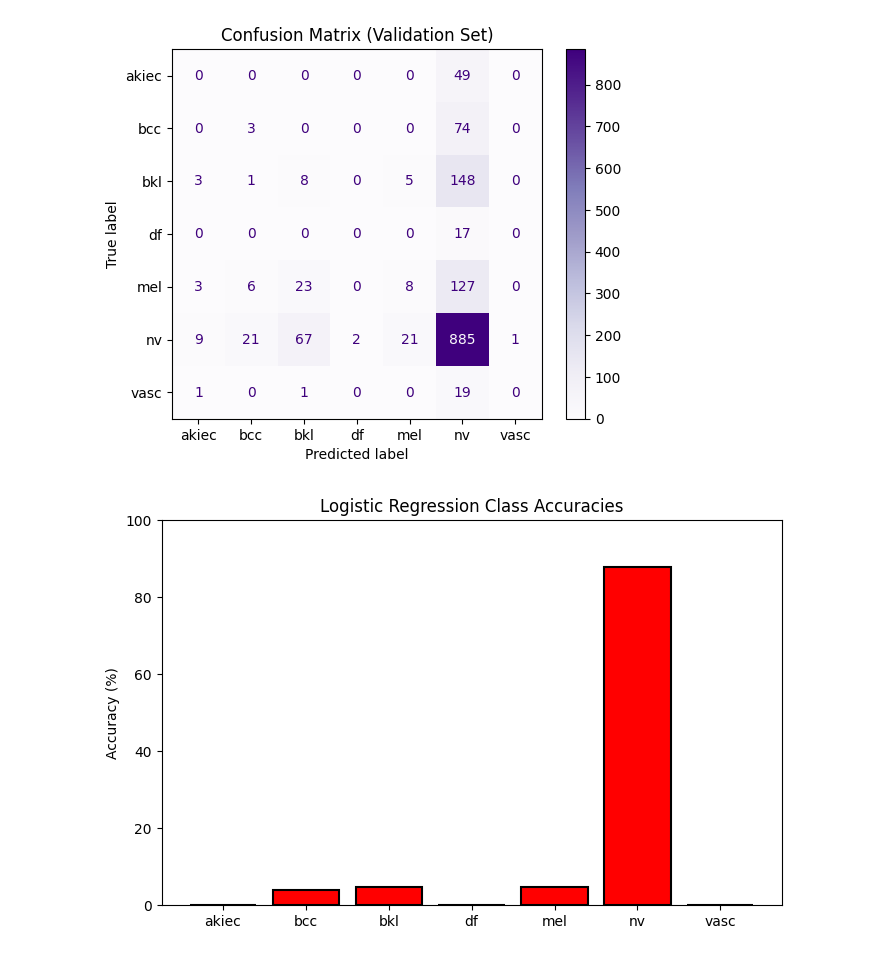
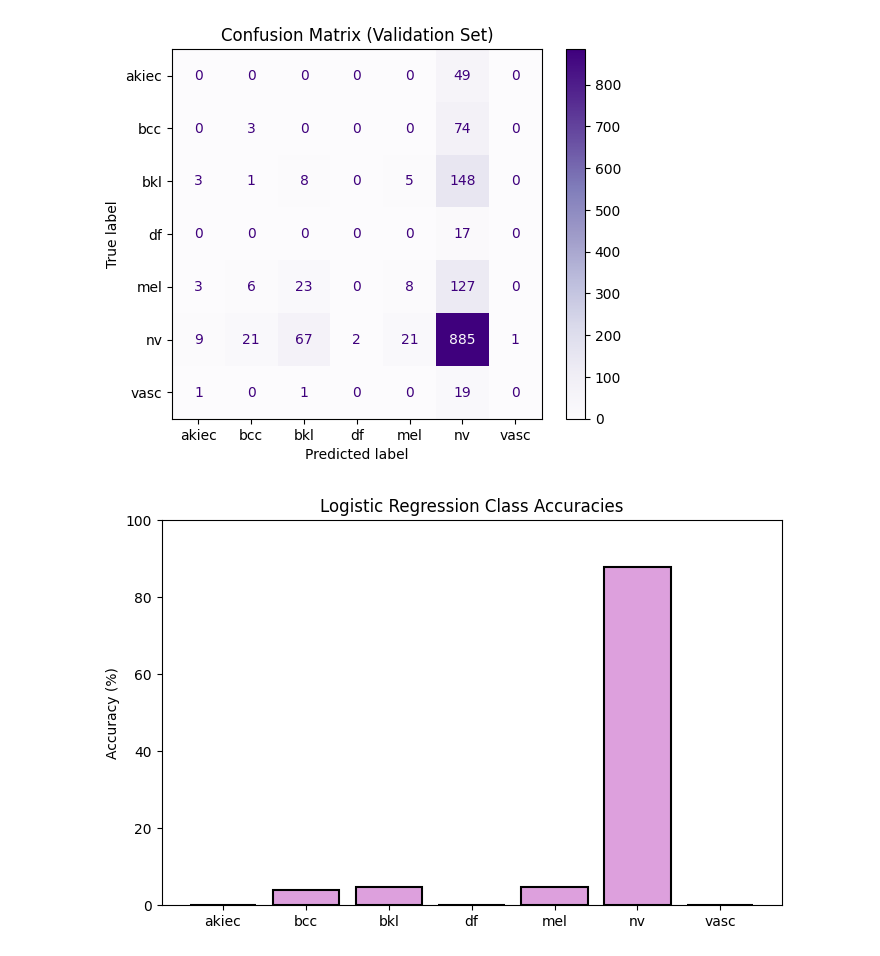
Before and after one commit to MarleaM/DeepLearningForSkinLesions, a Jupyter notebook: GeneralClassifier.ipynb, the cells around one changed output. Cells and saved outputs as stored; diff of their text form; code cells hidden in the pictures.

Commit message:
added some figures, changed color of bar plots

```diff
--- a/GeneralClassifier.ipynb
+++ b/GeneralClassifier.ipynb
@@ -85,18 +85,18 @@ plt.show()
 # %%
 # make bar plot (run this cell after running normalized cm)
 class_accuracies = cm.diagonal() * 100
 
 plt.figure(figsize=(8,5))
 
 bars = plt.bar(class_names, class_accuracies,
-               color='red',
+               color="plum",
                edgecolor='black',
                linewidth=1.5)
 
 plt.ylabel("Accuracy (%)")
 plt.ylim(0,100)
 plt.title("Logistic Regression Class Accuracies")
 
 plt.show()
 # %% [output]
-[figure, old version]
+[figure, new version]
```
Also changed, not shown: 1 other file.
